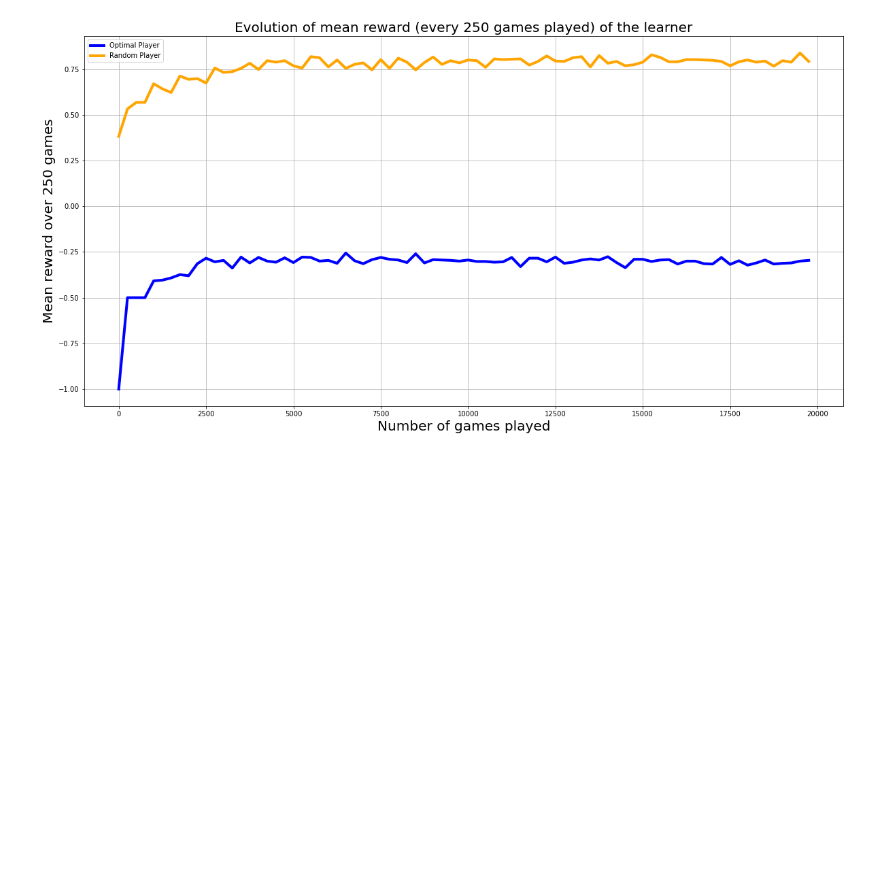
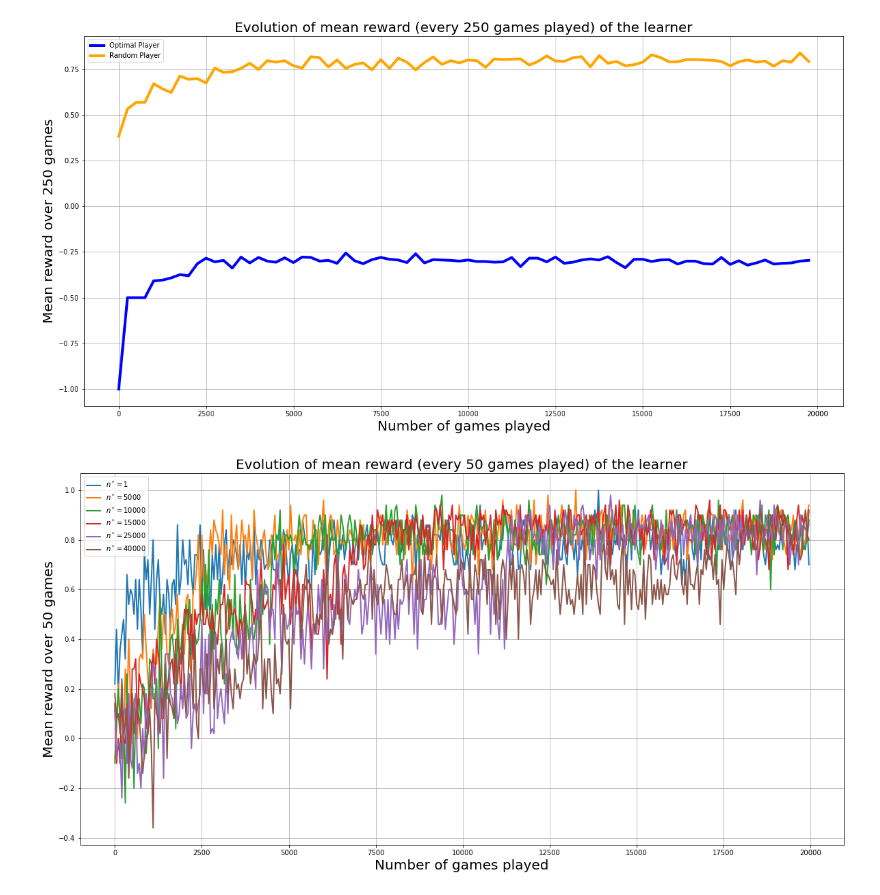
Before and after one commit to Ingloryon/ANN2022_TicTacToe, a Jupyter notebook: QLearning.ipynb, the cells around one changed output. Saved outputs shown, nothing was run; the diff lists cells and outputs as text; code cells hidden in the pictures; blank space fills up the shorter version.

```diff
--- a/QLearning.ipynb
+++ b/QLearning.ipynb
@@ -198,6 +198,9 @@ class QTraining:
             self.env.reset()
 
     def plot_mean_reward_during_training(self):
+        """
+        Make a plot with the mean reward gotten during training
+        """
         plt.figure(figsize=(20, 10))
         plt.plot(range(0, self.epoch, self.avg_step), self.avg_reward, 'b', lw=4)
         plt.xlabel('Number of games played', fontsize= 20)
@@ -207,6 +210,9 @@ class QTraining:
         plt.show()
 
     def plot_mopt_mrng_during_training(self):
+        """
+        Make a plot with the performance against optimal and random players
+        """
         plt.figure(figsize=(20, 10))
         plt.plot(range(0, self.epoch, self.test_step), self.score_test_opt, color='blue', lw=4, label="Optimal Player")
         plt.plot(range(0, self.epoch, self.test_step), self.score_test_rng, color='orange', lw=4, label="Random Player")
@@ -252,12 +258,13 @@ def plots_several_trainings(values, names, avg_step, nb_epoch):
     plt.figure(figsize=(20, 10))
     xs = range(0, nb_epoch, avg_step)
     for val, name in zip(values, names):
-        plt.plot(xs, val, label=name, lw=4)
+        plt.plot(xs, val, label=name, lw=2)
 
     plt.xlabel('Number of games played', fontsize= 20)
     plt.ylabel('Mean reward over {} games'.format(avg_step), fontsize = 20)
     plt.title('Evolution of mean reward (every {} games played) of the learner'.format(avg_step), fontsize = 20)
     plt.grid()
+    plt.legend(loc=2)
     plt.show()
 # %%
 # Question 2.1
@@ -276,22 +283,24 @@ training.plot_mopt_mrng_during_training()
 # %%
 # Question 2.2
 n_stars = [1, 5000, 10000, 15000, 25000, 40000]
 epsilon_min = 0.1
 epsilon_max = 0.8
 
 values = []
 names = []
 epochs = 0
 avg_step = 0
 
 for n_star in n_stars:
     epsilon_greedy_policy = lambda ep: max(epsilon_min, epsilon_max*(1-ep/n_star))
     training2 = QTraining(epsilon_greedy_policy)
     training2.train(0.5, run_test=True)
     epochs = training2.epoch
     avg_step = training2.avg_step
 
     values.append(training2.avg_reward)
-    names.append(f"$n^*=${n_star:.2f}")
+    names.append(f"$n^*=${n_star}")
 
 plots_several_trainings(values, names, avg_step, epochs)
+# %% [output]
+[figure, added]
```
